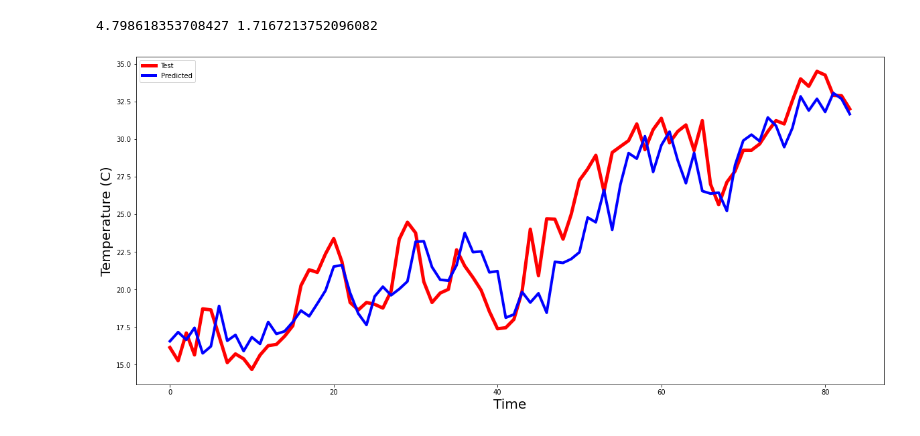
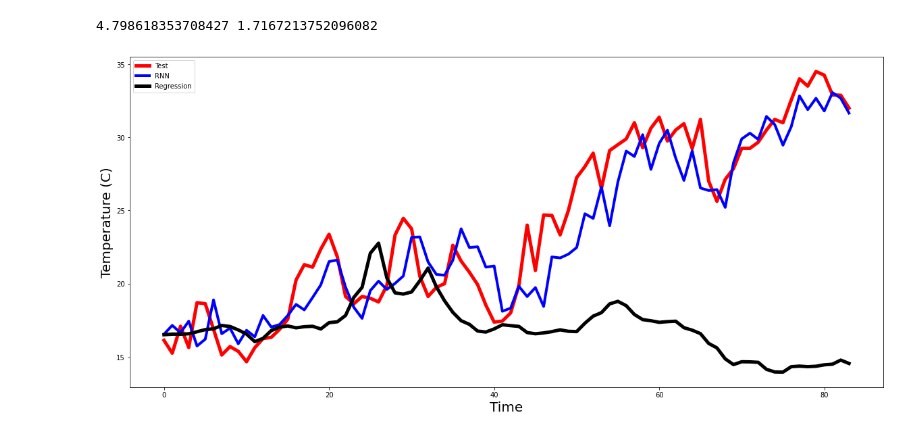
Before and after one commit to i-shitizkhanna/Time-Series-Forecasting, a Jupyter notebook: Ensemble.ipynb, the cells around one changed output. Saved outputs shown, nothing was run; the diff lists cells and outputs as text; code cells hidden in the pictures.

```diff
--- a/Ensemble.ipynb
+++ b/Ensemble.ipynb
@@ -331,11 +331,12 @@ print(f'{mse} {mae}')
 # %%
 import matplotlib.pyplot as plt
 plt.figure(figsize=(20,9))
 plt.plot(Y_test_inv , 'red', linewidth=5)
 plt.plot(temp_ts,'blue' , linewidth=4)
+plt.plot(temp_rs , 'black', linewidth=5)
 plt.xlabel("Time", fontsize=20)
 plt.ylabel("Temperature (C)", fontsize=20)
-plt.legend(('Test','Predicted'))
+plt.legend(('Test','RNN','Regression'))
 plt.show()
 # %% [output]
-[figure, old version]
+[figure, new version]
```
